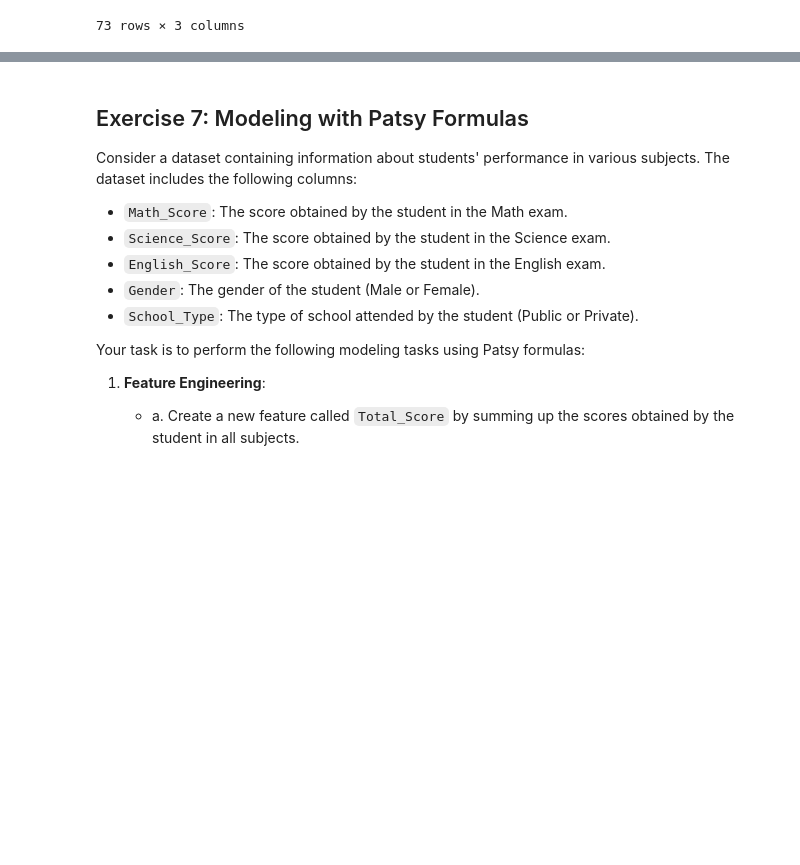
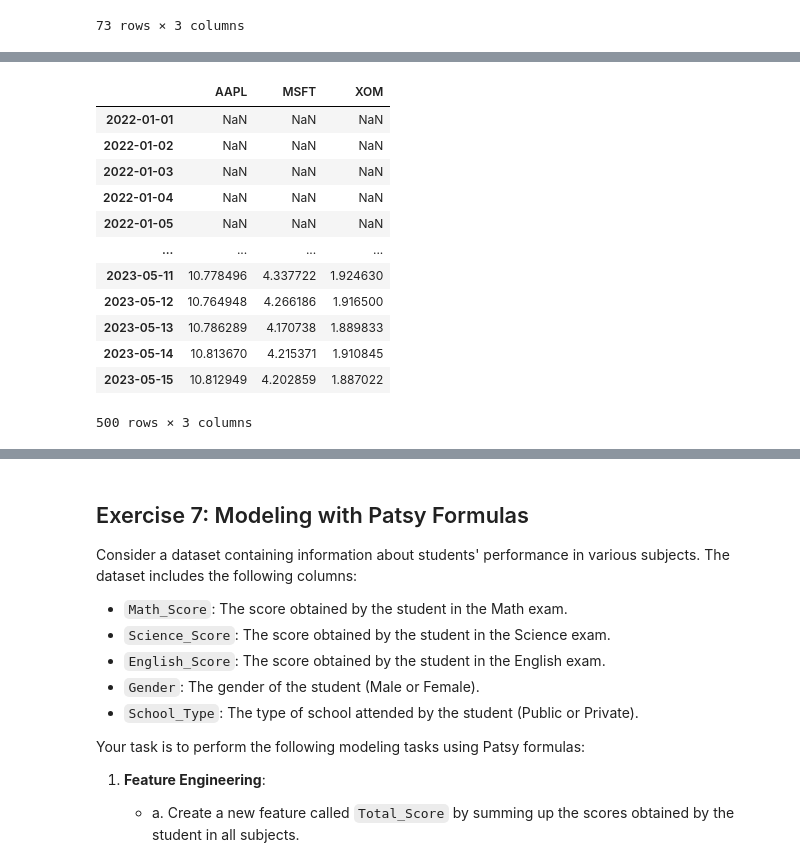
Before and after one commit to ninapeak10/Intro-to-Data-Science, a Jupyter notebook: HW/HW5.ipynb, the cells around one changed output, grey strips where cells are left out. Saved outputs shown, nothing was run; the diff lists cells and outputs as text; code cells hidden in the pictures; blank space fills up the shorter version.

```diff
--- a/HW/HW5.ipynb
+++ b/HW/HW5.ipynb
@@ -578,0 +606,17 @@ weekly
+# %%
+#b. Calculate the 60-day rolling standard deviation for each company's stock price.
+stock_prices.rolling(window=60).std()
+# %% [output]
+|  | AAPL | MSFT | XOM |
+| 2022-01-01 | NaN | NaN | NaN |
+| 2022-01-02 | NaN | NaN | NaN |
+| 2022-01-03 | NaN | NaN | NaN |
+| 2022-01-04 | NaN | NaN | NaN |
+| 2022-01-05 | NaN | NaN | NaN |
+| ... | ... | ... | ... |
+| 2023-05-11 | 10.778496 | 4.337722 | 1.924630 |
+| 2023-05-12 | 10.764948 | 4.266186 | 1.916500 |
+| 2023-05-13 | 10.786289 | 4.170738 | 1.889833 |
+| 2023-05-14 | 10.813670 | 4.215371 | 1.910845 |
+| 2023-05-15 | 10.812949 | 4.202859 | 1.887022 |
+500 rows × 3 columns
```
Also changed, not shown: parts of 22 cells of this notebook.
